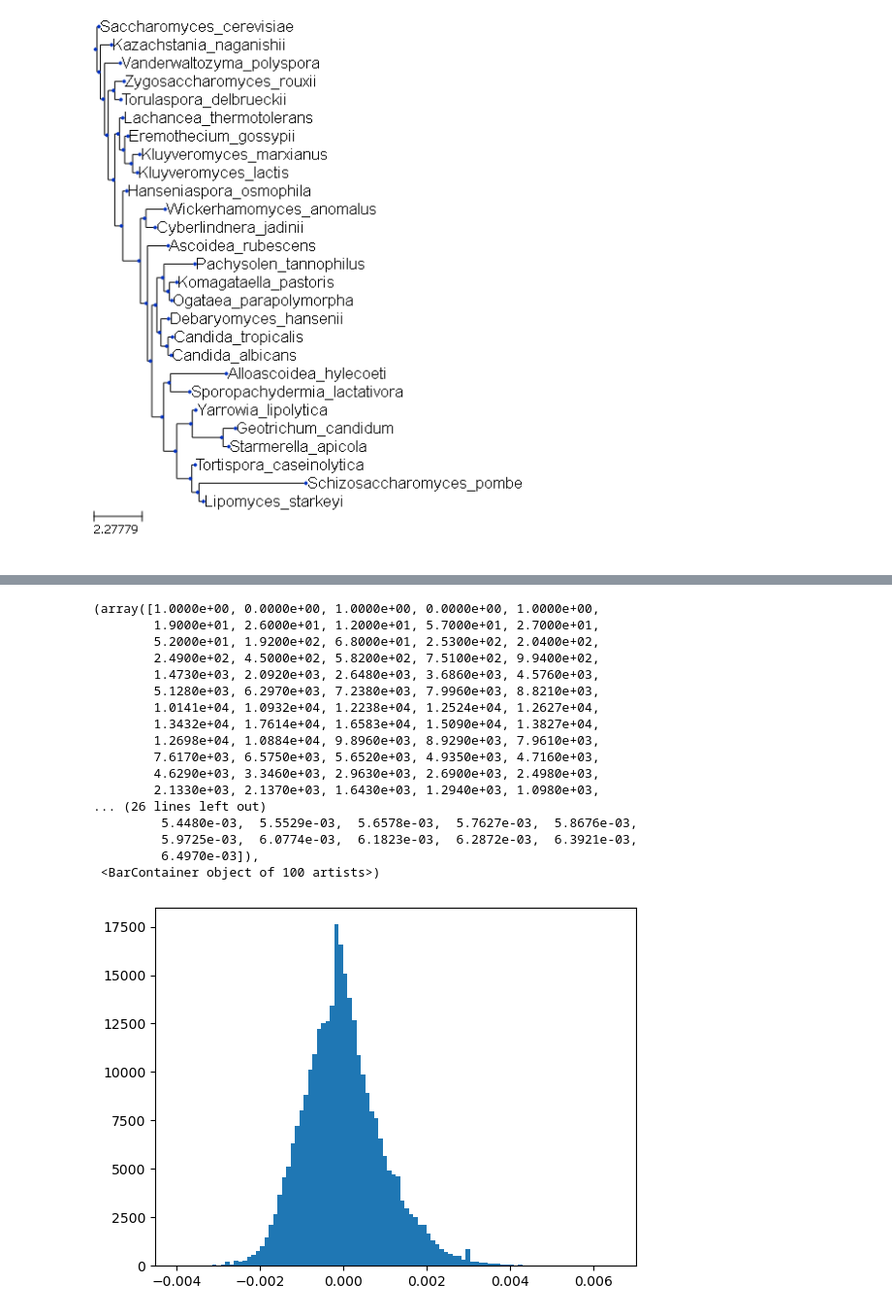
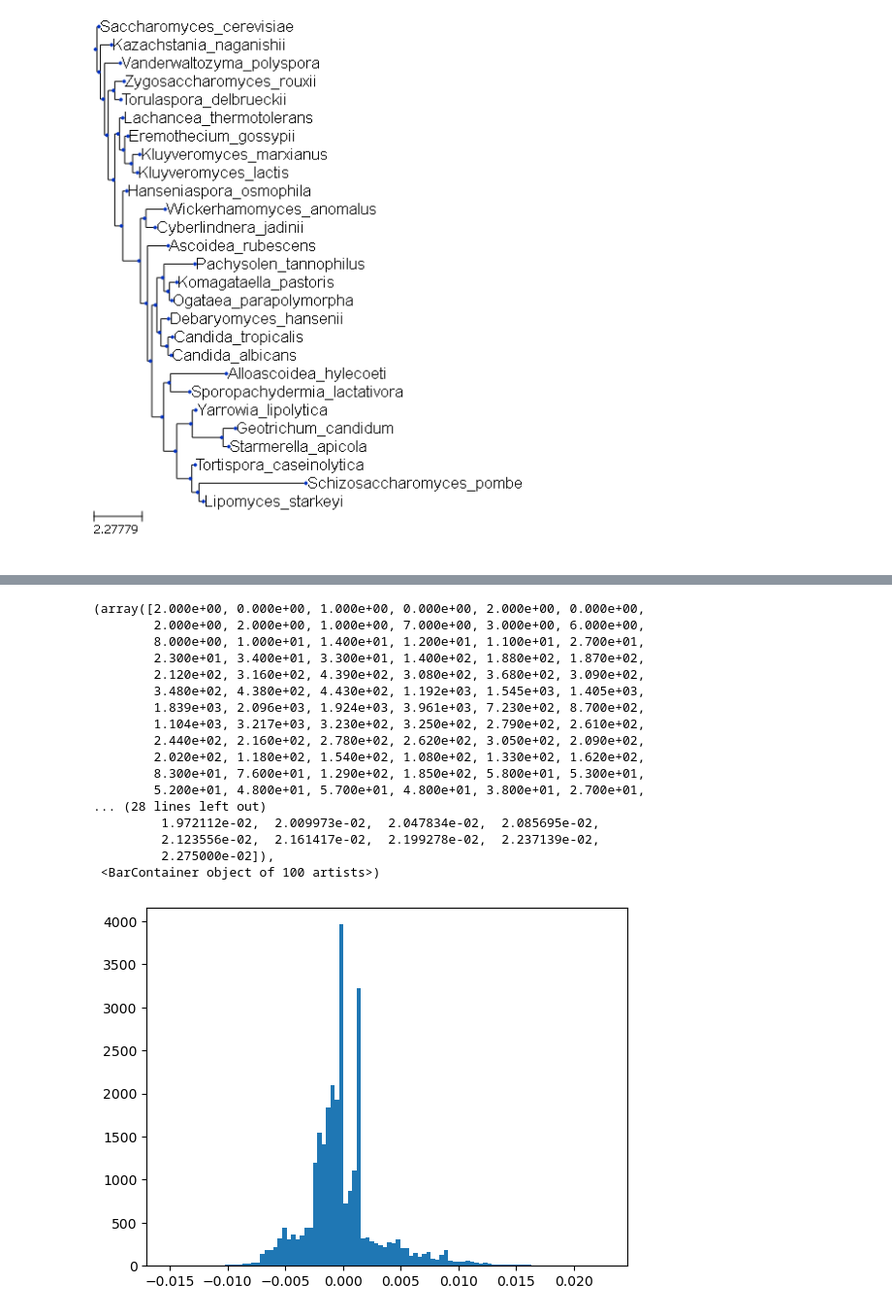
Before and after one commit to heineike02/diverse_yeast, a Jupyter notebook: 20250122_etc_evcoupling.ipynb, the cells around one changed output, grey strips where cells are left out. Shown at 97% size. Cells and saved outputs as stored; diff of their text form; code cells hidden in the pictures.

Commit message:
Evolutionary Coupling of for cox9/cox2 and analysis of TDH1/2/3

```diff
--- a/20250122_etc_evcoupling.ipynb
+++ b/20250122_etc_evcoupling.ipynb
@@ -186,29 +699,29 @@ ecs = read_raw_ec_file(base_dir + os.sep + os.path.normpath("examples/etc/coupli
 # %%
 #reads ECs as a pandas df and sorts ECs according to score
-ecs = read_raw_ec_file(base_dir + os.sep + os.path.normpath("examples/etc/coupling_analysis/ec_output_OG1254/couplings/ec_output_OG1254_ECs.txt") )
+ecs = read_raw_ec_file(base_dir + os.sep + os.path.normpath("examples/etc/coupling_analysis/COX9_COX2/COX2/couplings/COX2_ECs.txt") )
 
 
 fig, ax = plt.subplots()
 
 ax.hist(ecs['cn'], bins=100)
 
 #ax.hist([1,1,1,1,4,4,4,3,3,3,3,2,2,2,2,0,5])
 # %% [output]
-(array([1.0000e+00, 0.0000e+00, 1.0000e+00, 0.0000e+00, 1.0000e+00,
-        1.9000e+01, 2.6000e+01, 1.2000e+01, 5.7000e+01, 2.7000e+01,
-        5.2000e+01, 1.9200e+02, 6.8000e+01, 2.5300e+02, 2.0400e+02,
-        2.4900e+02, 4.5000e+02, 5.8200e+02, 7.5100e+02, 9.9400e+02,
-        1.4730e+03, 2.0920e+03, 2.6480e+03, 3.6860e+03, 4.5760e+03,
-        5.1280e+03, 6.2970e+03, 7.2380e+03, 7.9960e+03, 8.8210e+03,
-        1.0141e+04, 1.0932e+04, 1.2238e+04, 1.2524e+04, 1.2627e+04,
-        1.3432e+04, 1.7614e+04, 1.6583e+04, 1.5090e+04, 1.3827e+04,
-        1.2698e+04, 1.0884e+04, 9.8960e+03, 8.9290e+03, 7.9610e+03,
-        7.6170e+03, 6.5750e+03, 5.6520e+03, 4.9350e+03, 4.7160e+03,
-        4.6290e+03, 3.3460e+03, 2.9630e+03, 2.6900e+03, 2.4980e+03,
-        2.1330e+03, 2.1370e+03, 1.6430e+03, 1.2940e+03, 1.0980e+03,
-... (26 lines left out)
-         5.4480e-03,  5.5529e-03,  5.6578e-03,  5.7627e-03,  5.8676e-03,
-         5.9725e-03,  6.0774e-03,  6.1823e-03,  6.2872e-03,  6.3921e-03,
-         6.4970e-03]),
+(array([2.000e+00, 0.000e+00, 1.000e+00, 0.000e+00, 2.000e+00, 0.000e+00,
+        2.000e+00, 2.000e+00, 1.000e+00, 7.000e+00, 3.000e+00, 6.000e+00,
+        8.000e+00, 1.000e+01, 1.400e+01, 1.200e+01, 1.100e+01, 2.700e+01,
+        2.300e+01, 3.400e+01, 3.300e+01, 1.400e+02, 1.880e+02, 1.870e+02,
+        2.120e+02, 3.160e+02, 4.390e+02, 3.080e+02, 3.680e+02, 3.090e+02,
+        3.480e+02, 4.380e+02, 4.430e+02, 1.192e+03, 1.545e+03, 1.405e+03,
+        1.839e+03, 2.096e+03, 1.924e+03, 3.961e+03, 7.230e+02, 8.700e+02,
+        1.104e+03, 3.217e+03, 3.230e+02, 3.250e+02, 2.790e+02, 2.610e+02,
+        2.440e+02, 2.160e+02, 2.780e+02, 2.620e+02, 3.050e+02, 2.090e+02,
+        2.020e+02, 1.180e+02, 1.540e+02, 1.080e+02, 1.330e+02, 1.620e+02,
+        8.300e+01, 7.600e+01, 1.290e+02, 1.850e+02, 5.800e+01, 5.300e+01,
+        5.200e+01, 4.800e+01, 5.700e+01, 4.800e+01, 3.800e+01, 2.700e+01,
+... (28 lines left out)
+         1.972112e-02,  2.009973e-02,  2.047834e-02,  2.085695e-02,
+         2.123556e-02,  2.161417e-02,  2.199278e-02,  2.237139e-02,
+         2.275000e-02]),
  <BarContainer object of 100 artists>)
-[figure, old version]
+[figure, new version]
```
Also changed, not shown: parts of 25 cells of this notebook, 5 other files.
